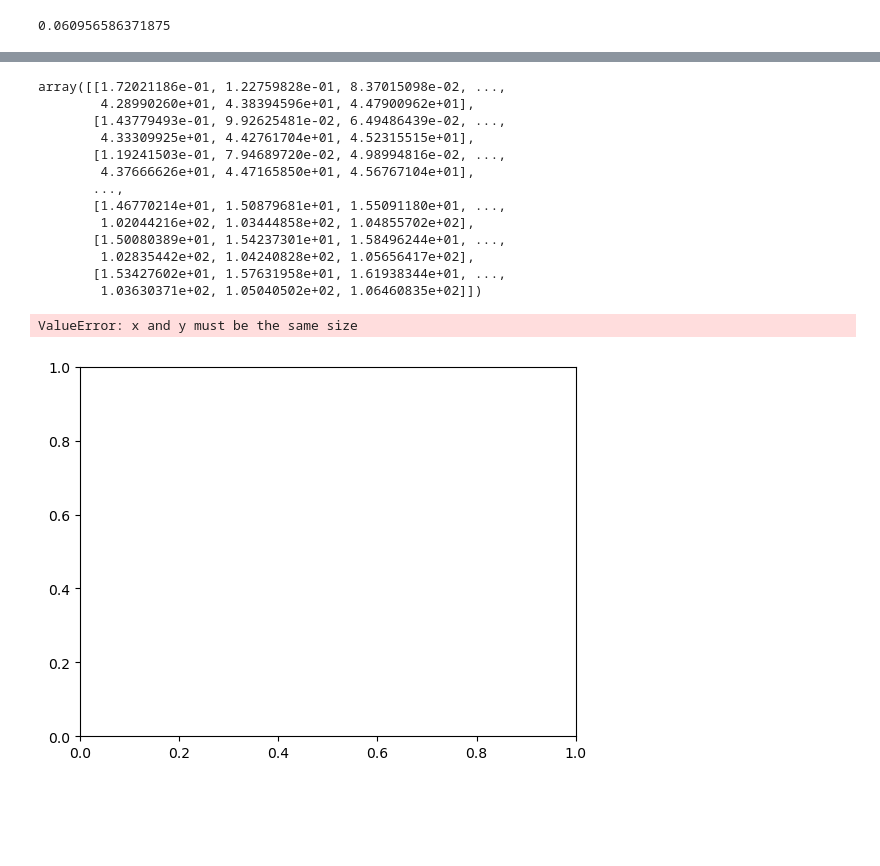
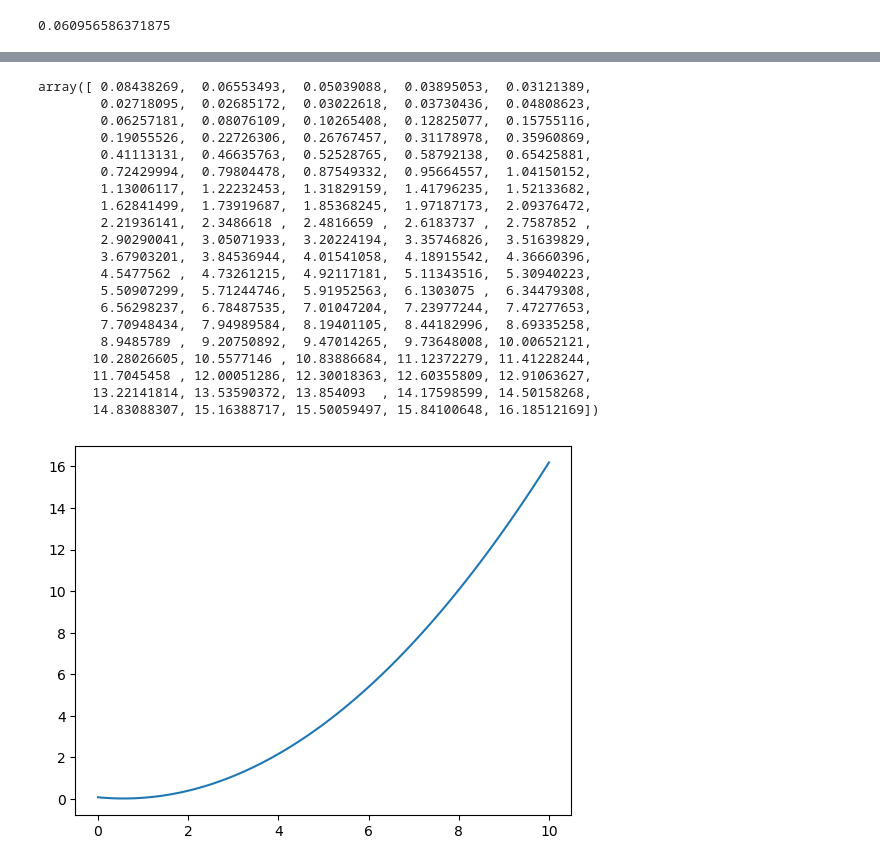
Before and after one commit to negar1nsaekhian/salary_children, a Jupyter notebook: Salery versus num of childeren.ipynb, the cells around one changed output, grey strips where cells are left out. Saved outputs shown, nothing was run; the diff lists cells and outputs as text; code cells hidden in the pictures; blank space fills up the shorter version.

```diff
--- a/Salery versus num of childeren.ipynb
+++ b/Salery versus num of childeren.ipynb
@@ -74,5 +74,3 @@ compute_cost(scaled_x , scaled_y, w, b)
 0.060956586371875
 # %%
 w = np.linspace(0, 10, 100)
-b = np.linspace(0, 10, 100)
-b
@@ -107,22 +84,28 @@ j = np.array(j)
 
 j
 # %% [output]
-array([[1.72021186e-01, 1.22759828e-01, 8.37015098e-02, ...,
-        4.28990260e+01, 4.38394596e+01, 4.47900962e+01],
-       [1.43779493e-01, 9.92625481e-02, 6.49486439e-02, ...,
-        4.33309925e+01, 4.42761704e+01, 4.52315515e+01],
-       [1.19241503e-01, 7.94689720e-02, 4.98994816e-02, ...,
-        4.37666626e+01, 4.47165850e+01, 4.56767104e+01],
-       ...,
-       [1.46770214e+01, 1.50879681e+01, 1.55091180e+01, ...,
-        1.02044216e+02, 1.03444858e+02, 1.04855702e+02],
-       [1.50080389e+01, 1.54237301e+01, 1.58496244e+01, ...,
-        1.02835442e+02, 1.04240828e+02, 1.05656417e+02],
-       [1.53427602e+01, 1.57631958e+01, 1.61938344e+01, ...,
-        1.03630371e+02, 1.05040502e+02, 1.06460835e+02]])
+array([ 0.08438269,  0.06553493,  0.05039088,  0.03895053,  0.03121389,
+        0.02718095,  0.02685172,  0.03022618,  0.03730436,  0.04808623,
+        0.06257181,  0.08076109,  0.10265408,  0.12825077,  0.15755116,
+        0.19055526,  0.22726306,  0.26767457,  0.31178978,  0.35960869,
+        0.41113131,  0.46635763,  0.52528765,  0.58792138,  0.65425881,
+        0.72429994,  0.79804478,  0.87549332,  0.95664557,  1.04150152,
+        1.13006117,  1.22232453,  1.31829159,  1.41796235,  1.52133682,
+        1.62841499,  1.73919687,  1.85368245,  1.97187173,  2.09376472,
+        2.21936141,  2.3486618 ,  2.4816659 ,  2.6183737 ,  2.7587852 ,
+        2.90290041,  3.05071933,  3.20224194,  3.35746826,  3.51639829,
+        3.67903201,  3.84536944,  4.01541058,  4.18915542,  4.36660396,
+        4.5477562 ,  4.73261215,  4.92117181,  5.11343516,  5.30940223,
+        5.50907299,  5.71244746,  5.91952563,  6.1303075 ,  6.34479308,
+        6.56298237,  6.78487535,  7.01047204,  7.23977244,  7.47277653,
+        7.70948434,  7.94989584,  8.19401105,  8.44182996,  8.69335258,
+        8.9485789 ,  9.20750892,  9.47014265,  9.73648008, 10.00652121,
+       10.28026605, 10.5577146 , 10.83886684, 11.12372279, 11.41228244,
+       11.7045458 , 12.00051286, 12.30018363, 12.60355809, 12.91063627,
+       13.22141814, 13.53590372, 13.854093  , 14.17598599, 14.50158268,
+       14.83088307, 15.16388717, 15.50059497, 15.84100648, 16.18512169])
 # %%
-plt.scatter(w, j)
+plt.plot(w, j)
 plt.show()
 # %% [output]
-ValueError: x and y must be the same size
-[figure, old version]
+[figure, new version]
```
Also changed, not shown: parts of 1 cell of this notebook.
